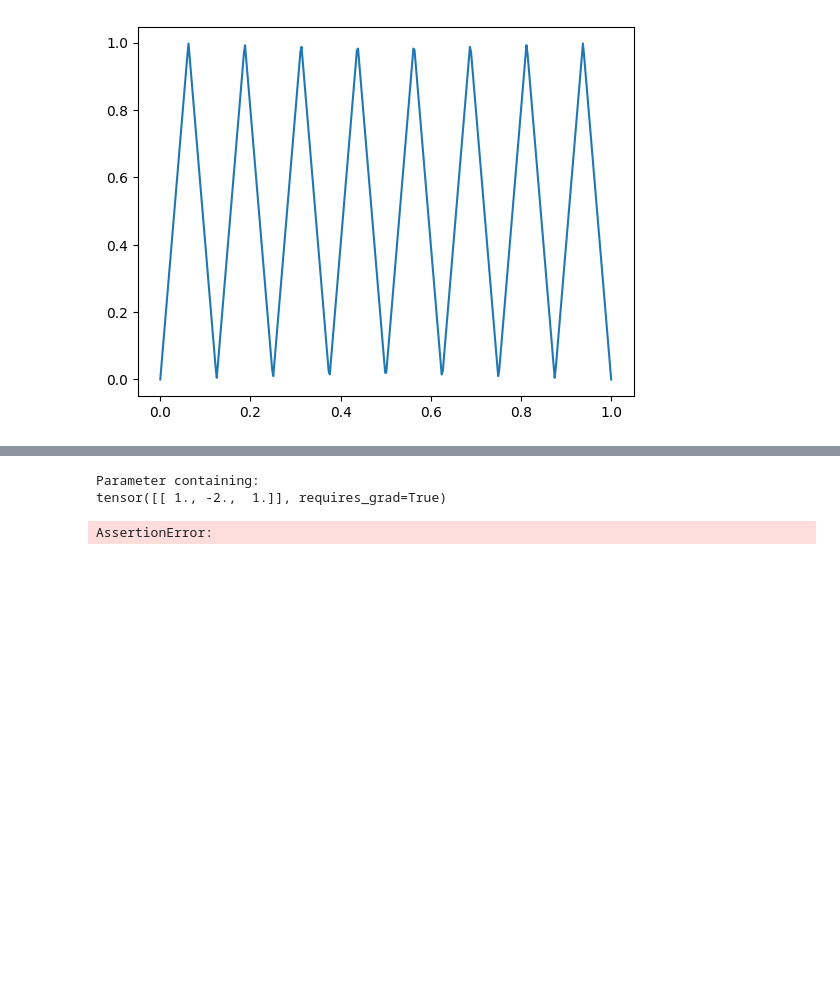
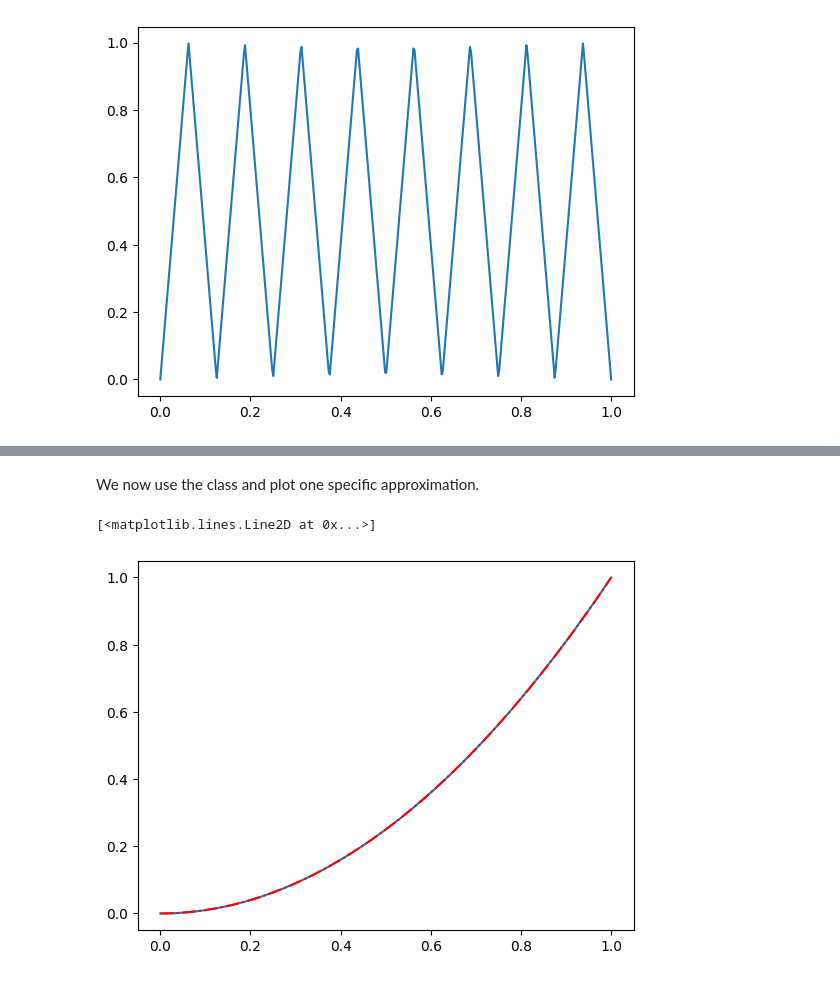
Before and after one commit to carlomr/MLCS_2024-2025, a Jupyter notebook: lab1_intro_to_NNs/square_appx.ipynb, the cells around one changed output, grey strips where cells are left out. Saved outputs shown, nothing was run; the diff lists cells and outputs as text; code cells hidden in the pictures; blank space fills up the shorter version.

```diff
--- a/lab1_intro_to_NNs/square_appx.ipynb
+++ b/lab1_intro_to_NNs/square_appx.ipynb
@@ -112,29 +115,30 @@ class YarotskyNet(dnn.DeepNet):
 
         y = y + self.out_weights[self.L+1]*self.output(x)
         return y
+# %% [markdown]
+We now use the class and plot one specific approximation.
 # %%
-depth = 10
+depth = 7
 
 out_weights = [-4**(-k) for k in range(depth)]
 out_weights[0] = 1
 
 basenet = Phiwedge
-for j in range(depth-1):
+for j in range(depth-3):
     basenet = concatenate(basenet, Phiwedge)
 
 
 squarenet = YarotskyNet(basenet, out_weights)
 
 
 x = torch.linspace(0, 1, 100)
 y = squarenet(x)
 
 x_np = x.detach().numpy()
 
 
-plt.plot(x_np, x_np**2, 'r--')
 plt.plot(x_np, y.detach().numpy(), label='f')
+plt.plot(x_np, x_np**2, 'r-.')
 # %% [output]
-Parameter containing:
-tensor([[ 1., -2.,  1.]], requires_grad=True)
+[<matplotlib.lines.Line2D at 0x...>]
-AssertionError:
+[figure, added]
```
Also changed, not shown: parts of 7 cells of this notebook, 1 other file.
